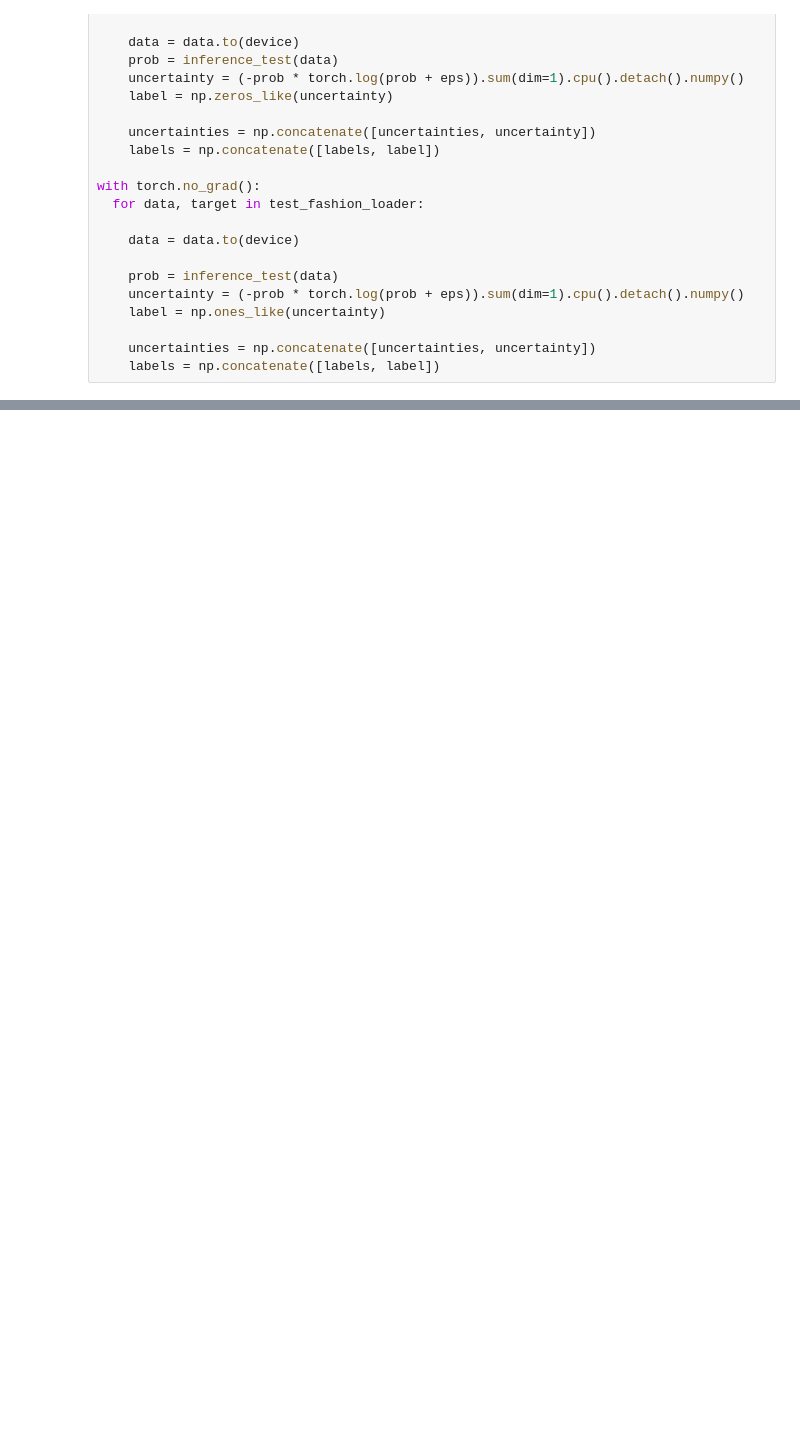
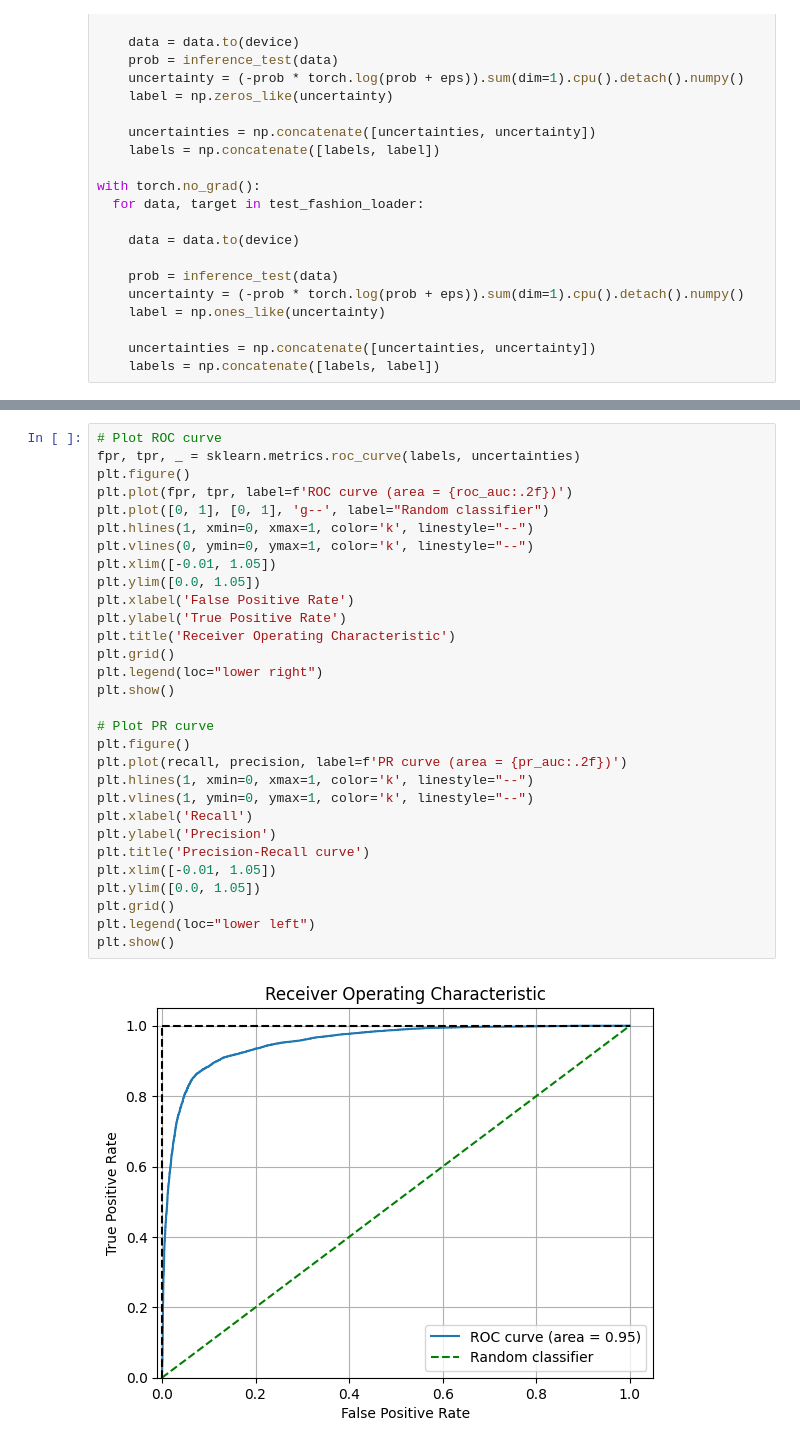
Before and after one commit to cvlab-epfl/iter_unc, a Jupyter notebook: exps/notebooks/mnist_classification.ipynb, the cells around one changed output, grey strips where cells are left out. Saved outputs shown, nothing was run; the diff lists cells and outputs as text; blank space fills up the shorter version.

```diff
--- a/exps/notebooks/mnist_classification.ipynb
+++ b/exps/notebooks/mnist_classification.ipynb
@@ -238,0 +291,32 @@ roc_auc, pr_auc
+# %%
+# Plot ROC curve
+fpr, tpr, _ = sklearn.metrics.roc_curve(labels, uncertainties)
+plt.figure()
+plt.plot(fpr, tpr, label=f'ROC curve (area = {roc_auc:.2f})')
+plt.plot([0, 1], [0, 1], 'g--', label="Random classifier")
+plt.hlines(1, xmin=0, xmax=1, color='k', linestyle="--")
+plt.vlines(0, ymin=0, ymax=1, color='k', linestyle="--")
+plt.xlim([-0.01, 1.05])
+plt.ylim([0.0, 1.05])
+plt.xlabel('False Positive Rate')
+plt.ylabel('True Positive Rate')
+plt.title('Receiver Operating Characteristic')
+plt.grid()
+plt.legend(loc="lower right")
+plt.show()
+
+# Plot PR curve
+plt.figure()
+plt.plot(recall, precision, label=f'PR curve (area = {pr_auc:.2f})')
+plt.hlines(1, xmin=0, xmax=1, color='k', linestyle="--")
+plt.vlines(1, ymin=0, ymax=1, color='k', linestyle="--")
+plt.xlabel('Recall')
+plt.ylabel('Precision')
+plt.title('Precision-Recall curve')
+plt.xlim([-0.01, 1.05])
+plt.ylim([0.0, 1.05])
+plt.grid()
+plt.legend(loc="lower left")
+plt.show()
+# %% [output]
+[figure, added]
```
Also changed, not shown: parts of 18 cells of this notebook.
